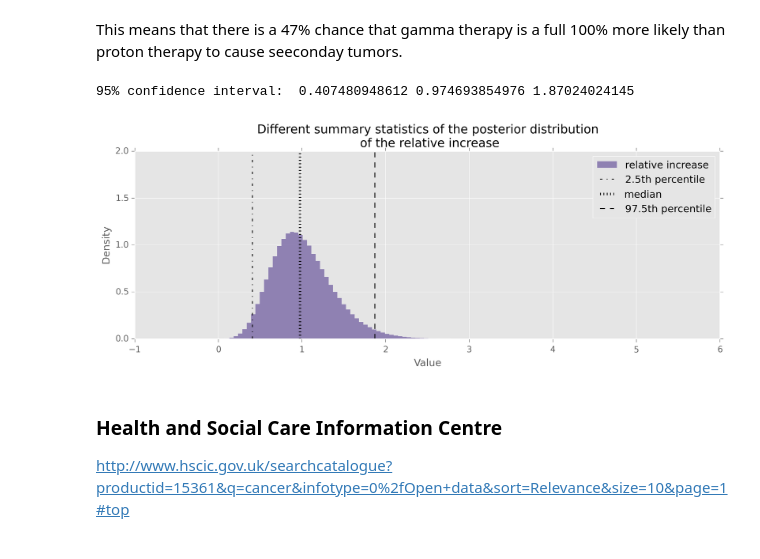
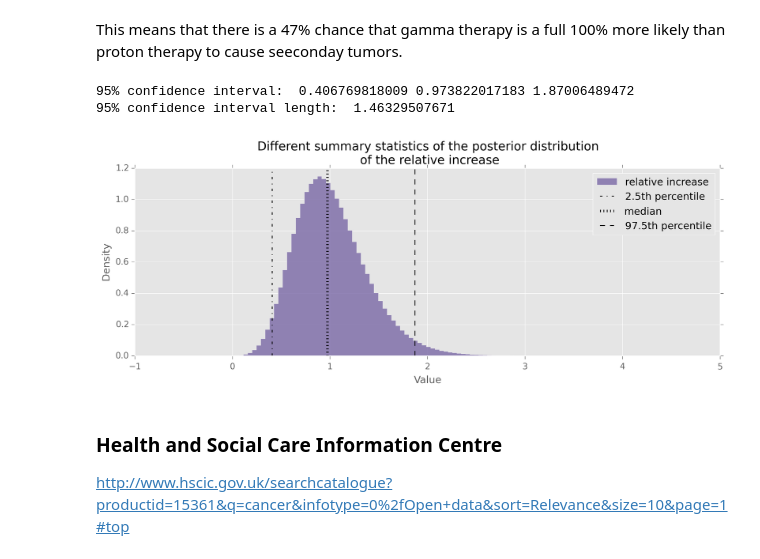
Before and after one commit to doolingdavid/Probabilistic-Programming-and-Bayesian-Methods-for-Hackers, a Jupyter notebook: ClinicalTrialExample.ipynb, the cells around one changed output. Drawn from its saved outputs; the diff is of its cells as text; code cells hidden in the pictures.

```diff
--- a/ClinicalTrialExample.ipynb
+++ b/ClinicalTrialExample.ipynb
@@ -244,29 +246,31 @@ This means that there is a 47% chance that gamma therapy is a full 100% more lik
 # %%
 mean = posterior_rel_increase.mean()
 median = np.percentile(posterior_rel_increase, 50)
 conservative_percentile = np.percentile(posterior_rel_increase, 30)
 
 low, med, high = np.percentile(posterior_rel_increase, 2.5), np.percentile(posterior_rel_increase, 50), \
                 np.percentile(posterior_rel_increase, 97.5)
 
 plt.hist(posterior_rel_increase,histtype='stepfilled', bins=100, alpha=0.80,
          label = 'relative increase',color='#7A68A6', normed=True)
 
 
-plt.vlines(low, 0, 2, linestyles='-.', label='2.5th percentile')
-plt.vlines(median, 0, 2, linestyles=':', label='median', lw=3)
-plt.vlines(high, 0, 2, linestyles='--',
+plt.vlines(low, 0, 1.2, linestyles='-.', label='2.5th percentile')
+plt.vlines(median, 0, 1.2, linestyles=':', label='median', lw=3)
+plt.vlines(high, 0, 1.2, linestyles='--',
            label='97.5th percentile')
 plt.xlabel('Value')
 plt.ylabel('Density')
 plt.title("Different summary statistics of the posterior distribution \n of the relative increase")
 
 plt.legend();
 
 print "95% confidence interval: ", low, med, high
+print "95% confidence interval length: ", high - low
 # %% [output]
-95% confidence interval:  0.407480948612 0.974693854976 1.87024024145
+95% confidence interval:  0.406769818009 0.973822017183 1.87006489472
+95% confidence interval length:  1.46329507671
-[figure, old version]
+[figure, new version]
 # %% [markdown]
 ### Health and Social Care Information Centre
 
```
Also changed, not shown: parts of 4 cells of this notebook.
